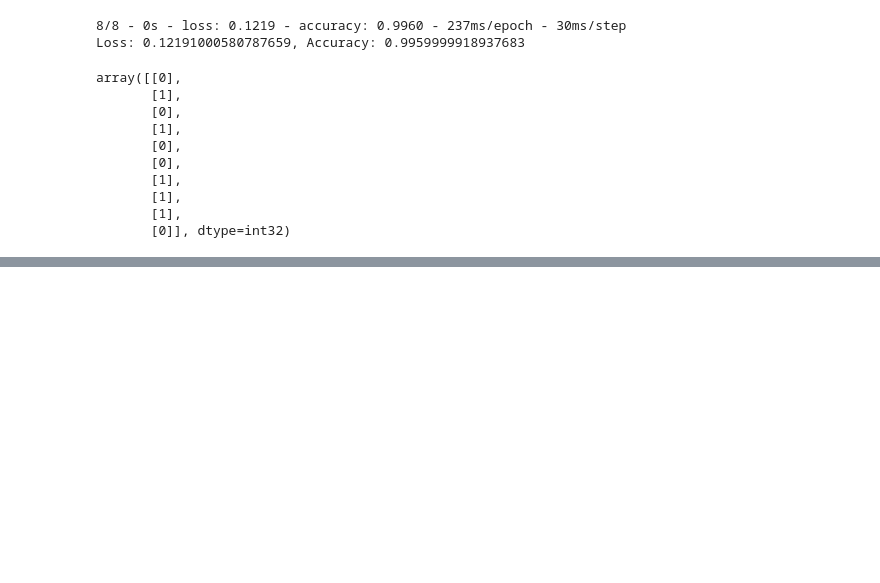
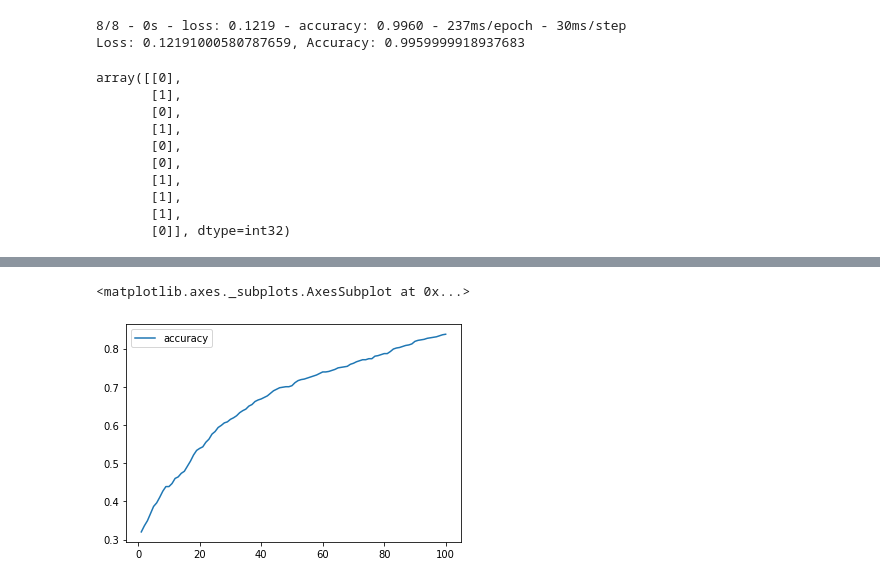
Before and after one commit to shumph10/Neural_Network_Charity_Analysis, a Jupyter notebook: TensorFlow_setup_practice.ipynb, the cells around one changed output, grey strips where cells are left out. Saved outputs shown, nothing was run; the diff lists cells and outputs as text; code cells hidden in the pictures; blank space fills up the shorter version.

```diff
--- a/TensorFlow_setup_practice.ipynb
+++ b/TensorFlow_setup_practice.ipynb
@@ -140,0 +206,6 @@ array([[0],
+# %%
+#plot the accuracy
+history_df2.plot(y='accuracy')
+# %% [output]
+<matplotlib.axes._subplots.AxesSubplot at 0x...>
+[figure, added]
```
Also changed, not shown: parts of 5 cells of this notebook.
